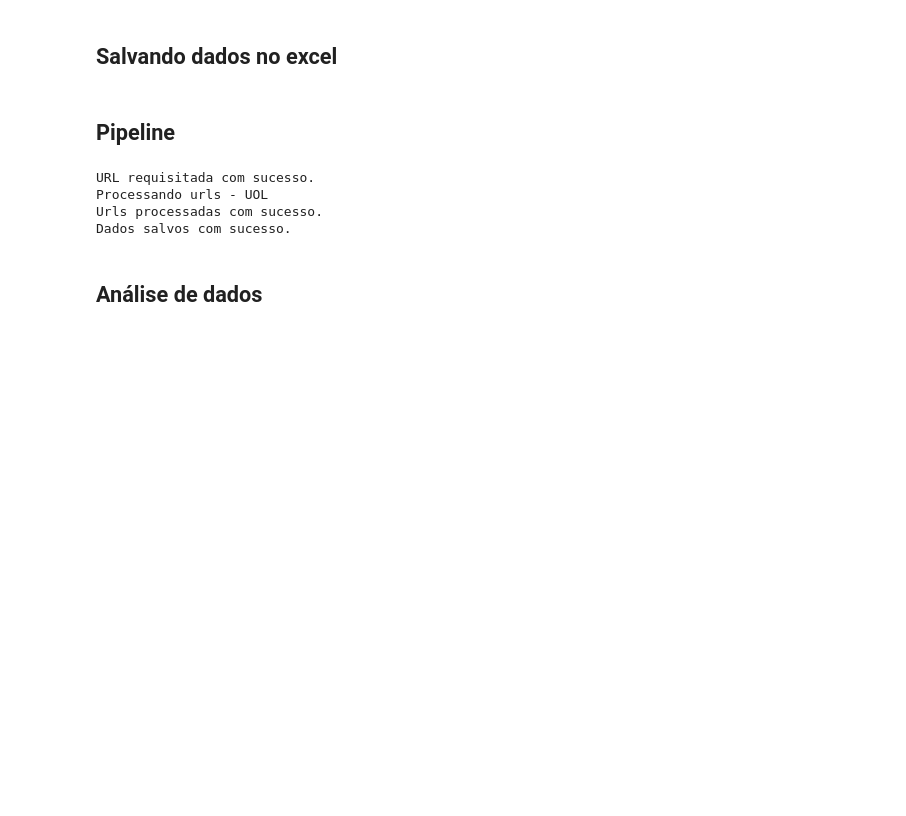
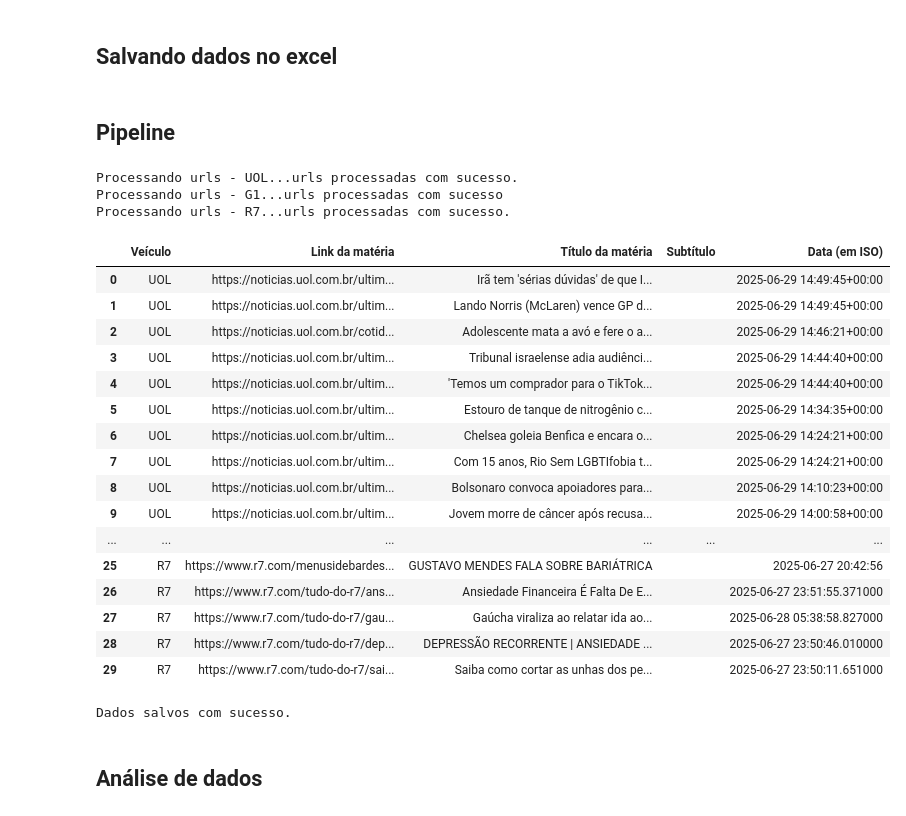
Before and after one commit to IlIIIIIIIIIlI/Projeto-Palver-Lucas-Rezende, a Jupyter notebook: Projeto Palver.ipynb, the cells around one changed output. Drawn from its saved outputs; the diff is of its cells as text; code cells hidden in the pictures; blank space fills up the shorter version.

```diff
--- a/Projeto Palver.ipynb
+++ b/Projeto Palver.ipynb
@@ -200,8 +186,9 @@ def scrape_g1(number_of_news=10):
 ### `scrape_r7`
 # %%
 def scrape_r7(number_of_news=10):
+
     target_url = 'https://www.r7.com/arc/outboundfeeds/sitemap-news/?outputType=xml'
-    response = request_url(target_url)  # coletando o xml do uol
+    response = request_url(target_url, print_status=False)  # coletando o xml do uol
 
     soup = bs(response.content, "xml")
 
@@ -216,19 +203,42 @@ def scrape_r7(number_of_news=10):
         }
         for url in soup.find_all("url")]
 
+    # Formatar as datas no formato ISO
+    # exemplo: 2025-06-28T23:53:48.288Z<
+    print(f'Processando urls - R7...', end='\r')
+
+    date_formats = ["%Y-%m-%dT%H:%M:%S", "%Y-%m-%dT%H:%M:%S.%fZ", "%Y-%m-%dT%H:%M:%SZ"]
+
+    for i in range(len(news_dict)):
+        date = news_dict[i]['Data (em ISO)']
+
+        for date_format in date_formats:
+            try:
+                date_dt = datetime.strptime(date, date_format)
+                break
+
+            except ValueError:
+                continue
+        else:
+            print(f'Formato não reconhecido para a data: {date}')
+            raise Exception
+
+        news_dict[i]['Data (em ISO)'] = date_dt
+
     news_df = collect_recent_news(news_dict, number_of_news)
 
-    print(f'Processando urls - R7')
     for i in range(len(news_df)):
 
         response = request_url(news_df['Link da matéria'][i], print_status=False)
 
         if response:
             soup = bs(response.content, "html.parser")
-            subtitle = soup.select('meta[property="og:description"]')[0]['content']  # o resultado retornado é uma lista com 1 elemento
-            news_df.loc[i, "Subtítulo"] = subtitle
+            subtitle = soup.select('h2.base-font-primary')
+            if subtitle:  # r7 nem sempre tem subtítulo
+                subtitle = subtitle[0].text  # o resultado retornado é uma lista com 1 elemento
+                news_df.loc[i, "Subtítulo"] = subtitle
 
-    print('Urls processadas com sucesso.')
+    print(f'Processando urls - R7...urls processadas com sucesso.',)
     return news_df
 # %% [markdown]
 ## Raspando dados - `noticias.uol.com.br/sitemap/v2/today.xml`
@@ -527,14 +537,39 @@ def save_data(data:dict):
     print('Dados salvos com sucesso.')
 # %% [markdown]
 ## Pipeline
-# %%
-uol_df = scrape_uol()
-save_df(uol_df)
-# %% [output]
-URL requisitada com sucesso.
-Processando urls - UOL
-Urls processadas com sucesso.
-Dados salvos com sucesso.
+# %%
+uol_df = scrape_uol()
+g1_df = scrape_g1()
+r7_df = scrape_r7()
+# %% [output]
+Processando urls - UOL...urls processadas com sucesso.
+Processando urls - G1...urls processadas com sucesso
+Processando urls - R7...urls processadas com sucesso.
+# %%
+final_df = pd.concat([uol_df, g1_df, r7_df], ignore_index=True)
+final_df
+# %% [output]
+|  | Veículo | Link da matéria | Título da matéria | Subtítulo | Data (em ISO) |
+| 0 | UOL | https://noticias.uol.com.br/ultim... | Irã tem 'sérias dúvidas' de que I... |  | 2025-06-29 14:49:45+00:00 |
+| 1 | UOL | https://noticias.uol.com.br/ultim... | Lando Norris (McLaren) vence GP d... |  | 2025-06-29 14:49:45+00:00 |
+| 2 | UOL | https://noticias.uol.com.br/cotid... | Adolescente mata a avó e fere o a... |  | 2025-06-29 14:46:21+00:00 |
+| 3 | UOL | https://noticias.uol.com.br/ultim... | Tribunal israelense adia audiênci... |  | 2025-06-29 14:44:40+00:00 |
+| 4 | UOL | https://noticias.uol.com.br/ultim... | 'Temos um comprador para o TikTok... |  | 2025-06-29 14:44:40+00:00 |
+| 5 | UOL | https://noticias.uol.com.br/ultim... | Estouro de tanque de nitrogênio c... |  | 2025-06-29 14:34:35+00:00 |
+| 6 | UOL | https://noticias.uol.com.br/ultim... | Chelsea goleia Benfica e encara o... |  | 2025-06-29 14:24:21+00:00 |
+| 7 | UOL | https://noticias.uol.com.br/ultim... | Com 15 anos, Rio Sem LGBTIfobia t... |  | 2025-06-29 14:24:21+00:00 |
+| 8 | UOL | https://noticias.uol.com.br/ultim... | Bolsonaro convoca apoiadores para... |  | 2025-06-29 14:10:23+00:00 |
+| 9 | UOL | https://noticias.uol.com.br/ultim... | Jovem morre de câncer após recusa... |  | 2025-06-29 14:00:58+00:00 |
+| ... | ... | ... | ... | ... | ... |
+| 25 | R7 | https://www.r7.com/menusidebardes... | GUSTAVO MENDES FALA SOBRE BARIÁTRICA |  | 2025-06-27 20:42:56 |
+| 26 | R7 | https://www.r7.com/tudo-do-r7/ans... | Ansiedade Financeira É Falta De E... |  | 2025-06-27 23:51:55.371000 |
+| 27 | R7 | https://www.r7.com/tudo-do-r7/gau... | Gaúcha viraliza ao relatar ida ao... |  | 2025-06-28 05:38:58.827000 |
+| 28 | R7 | https://www.r7.com/tudo-do-r7/dep... | DEPRESSÃO RECORRENTE | ANSIEDADE ... |  | 2025-06-27 23:50:46.010000 |
+| 29 | R7 | https://www.r7.com/tudo-do-r7/sai... | Saiba como cortar as unhas dos pe... |  | 2025-06-27 23:50:11.651000 |
+# %%
+save_df(final_df)
+# %% [output]
+Dados salvos com sucesso.
 # %% [markdown]
 ## Análise de dados
 # %%
```
Also changed, not shown: parts of 4 cells of this notebook, 2 other files.
